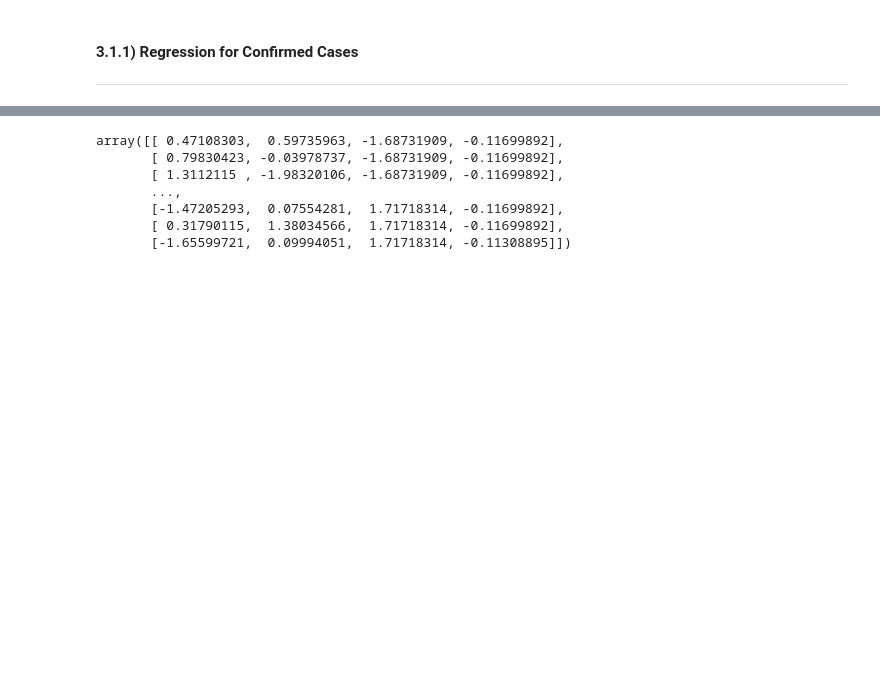
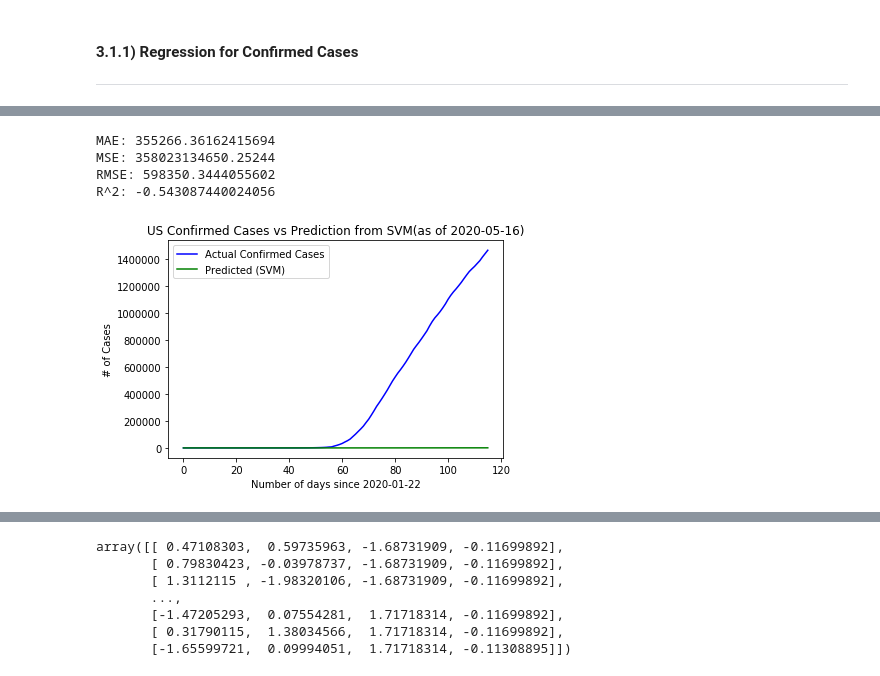
Before and after one commit to EduRibeiro00/CovidForecast-feup-iart, a Jupyter notebook: proj2/covid_analysis_svm.ipynb, the cells around one changed output, grey strips where cells are left out. Saved outputs shown, nothing was run; the diff lists cells and outputs as text; code cells hidden in the pictures; blank space fills up the shorter version.

```diff
--- a/proj2/covid_analysis_svm.ipynb
+++ b/proj2/covid_analysis_svm.ipynb
@@ -135,0 +221,16 @@ df
+# %%
+plot_predictions_for_country(
+    df, "US", svm_estimator,
+    ["Lat_norm", "Long_norm", "Num_days_from_begin_norm"],
+    "Confirmed",
+    "Actual Confirmed Cases",
+    "Predicted (SVM)",
+    "US Confirmed Cases vs Prediction from SVM",
+    True
+)
+# %% [output]
+MAE: 355266.36162415694
+MSE: 358023134650.25244
+RMSE: 598350.3444055602
+R^2: -0.543087440024056
+[figure, added]
```
Also changed, not shown: parts of 87 cells of this notebook.
